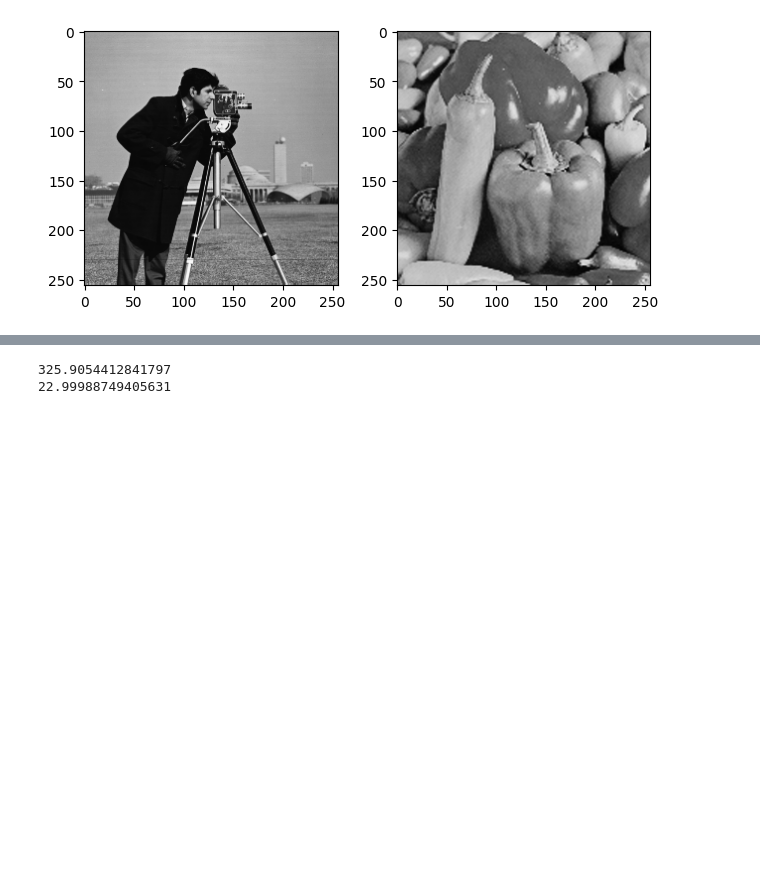
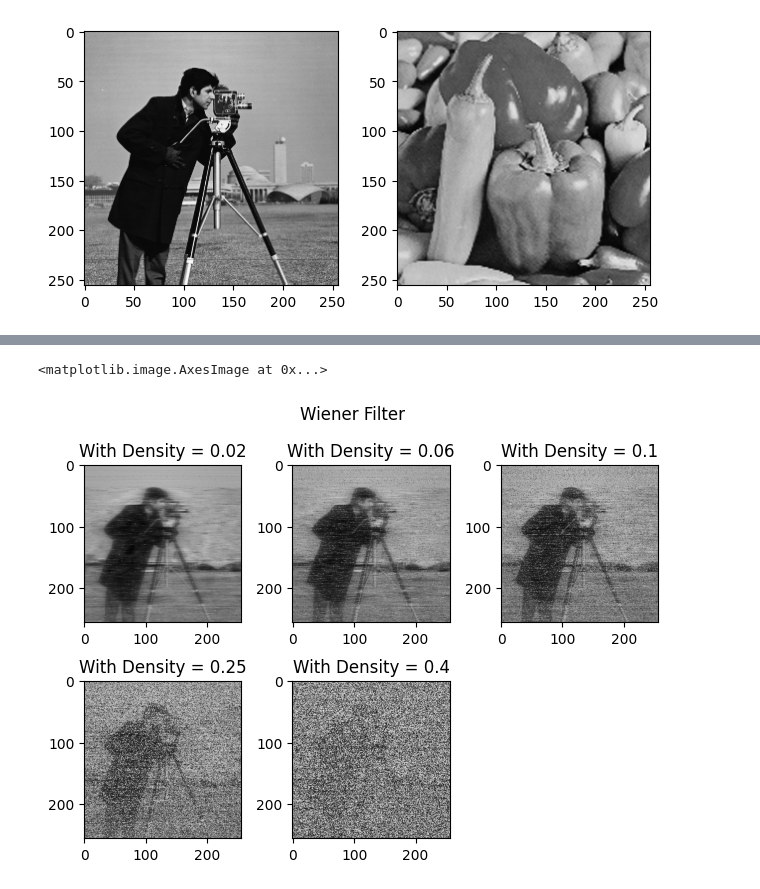
Before and after one commit to rogcomfox/master-degree-codebank, a Jupyter notebook: pcd_new/implementation.ipynb, the cells around one changed output, grey strips where cells are left out. Cells and saved outputs as stored; diff of their text form; code cells hidden in the pictures; blank space fills up the shorter version.

```diff
--- a/pcd_new/implementation.ipynb
+++ b/pcd_new/implementation.ipynb
@@ -190,3 +184,32 @@ plt.imshow(wiener_res_1)
+# %%
+#try using wiener filter
+wiener_res_1 = wiener_filter(cameraman_img_1)
+wiener_res_2 = wiener_filter(cameraman_img_2)
+wiener_res_3 = wiener_filter(cameraman_img_3)
+wiener_res_4 = wiener_filter(cameraman_img_4)
+wiener_res_5 = wiener_filter(cameraman_img_5)
+
+#show image with median filter
+plt.rcParams["figure.autolayout"] = True
+plt.suptitle("Wiener Filter")
+plt.subplot(2,3,1)
+plt.title("With Density = 0.02")
+plt.imshow(wiener_res_1)
+plt.subplot(2,3,2)
+plt.title("With Density = 0.06")
+plt.imshow(wiener_res_2)
+plt.subplot(2,3,3)
+plt.title("With Density = 0.1")
+plt.imshow(wiener_res_3)
+plt.subplot(2,3,4)
+plt.title("With Density = 0.25")
+plt.imshow(wiener_res_4)
+plt.subplot(2,3,5)
+plt.title("With Density = 0.4")
+plt.imshow(wiener_res_5)
+# %% [output]
+<matplotlib.image.AxesImage at 0x...>
+[figure, added]
 # %%
 #define peak signal to noise ratio (psnr) and mean square error (mse) metrics
 def mse(noisy_img, filtered_img):
@@ -204,9 +226,0 @@ def psnr(noisy_img, filtered_img):
-# %%
-#show value of psnr and mse
-psnr_img_1 = psnr(gauss_res_5, cameraman_img_5)
-mse_img_1 = mse(gauss_res_5, cameraman_img_5)
-print(mse_img_1)
-print(psnr_img_1)
-# %% [output]
-325.9054412841797
-22.99988749405631
```
Also changed, not shown: parts of 11 cells of this notebook, 1 other file.
